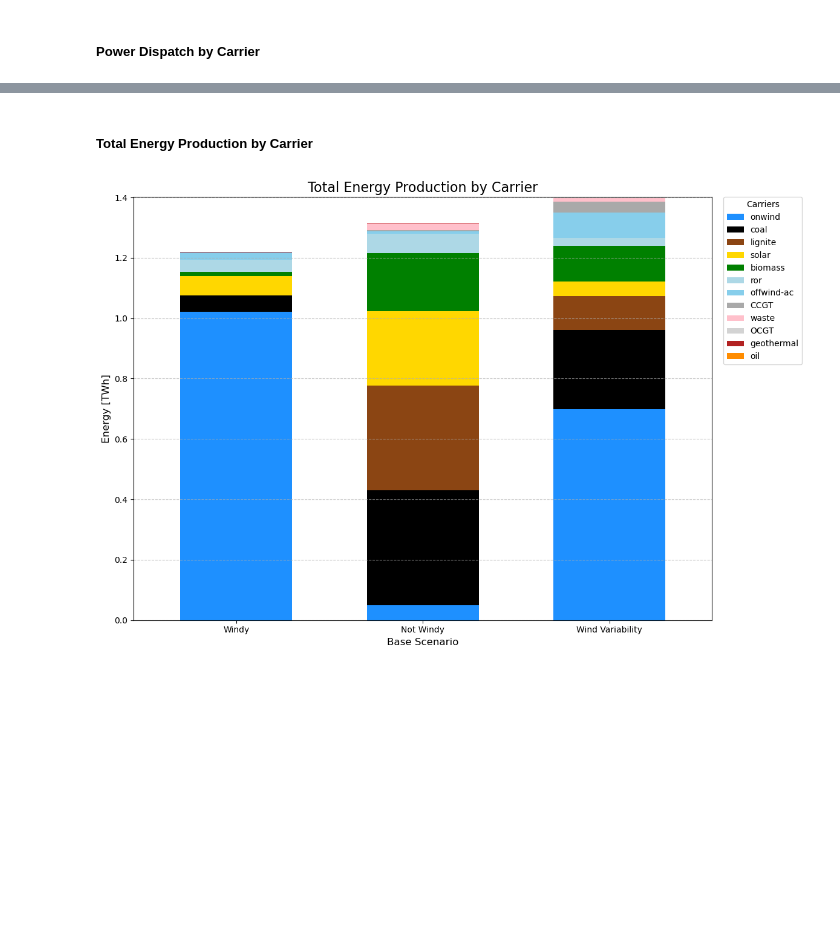
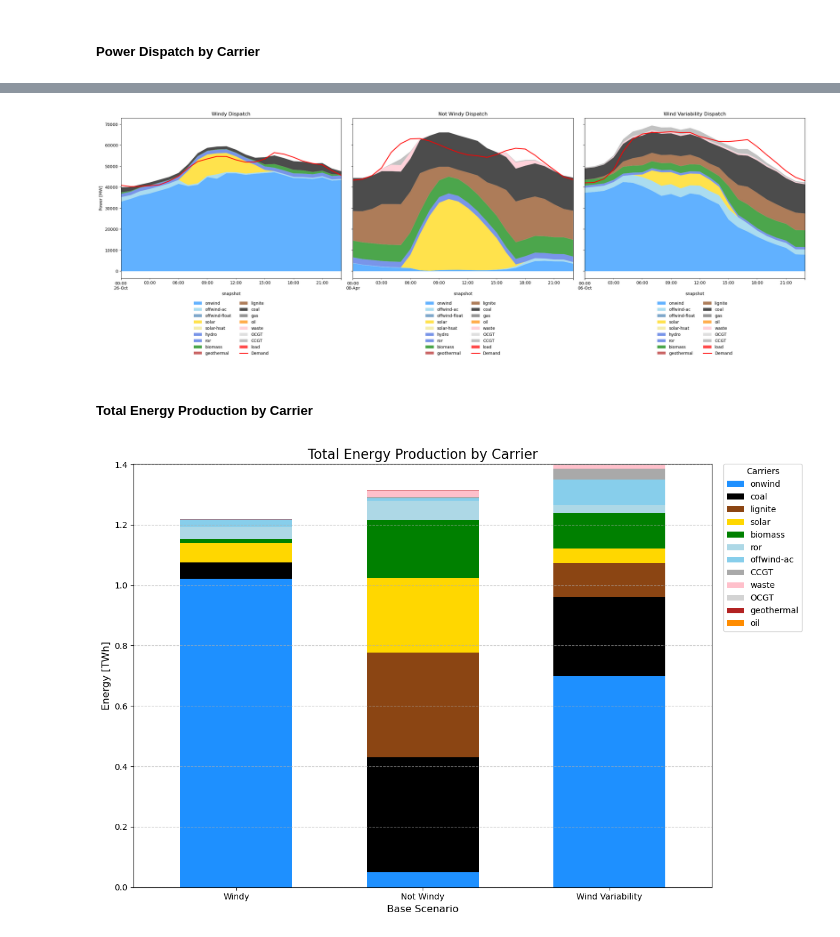
Before and after one commit to Luca2299/pypsa-eur, a Jupyter notebook: notebooks/Comparison_Base.ipynb, the cells around one changed output, grey strips where cells are left out. Saved outputs shown, nothing was run; the diff lists cells and outputs as text; code cells hidden in the pictures; blank space fills up the shorter version.

Commit message:
imnproved demand line

```diff
--- a/notebooks/Comparison_Base.ipynb
+++ b/notebooks/Comparison_Base.ipynb
@@ -342,5 +494,2 @@ plt.show()
 # %% [markdown]
 ##### Power Dispatch by Carrier
-# %%
-p_by_carrier = n1.generators_t.p.T.groupby(n1.generators.carrier).sum().T
-print(p_by_carrier.sum())
@@ -574,3 +496,82 @@ plt.show()
+# %%
+fig, axes = plt.subplots(1, 3, figsize=(24, 7), sharey=True)
+
+# --- Define Colors and Order ---
+colors = {
+    # Wind
+    "onwind": "dodgerblue",
+    "offwind-ac": "skyblue",
+    "offwind-float": "steelblue",
+    # Solar
+    "solar": "gold",
+    "solar-hsat": "khaki",
+    # Hydro
+    "hydro": "royalblue",
+    "ror": "royalblue",
+    # Fossil Fuels
+    "lignite": "saddlebrown",
+    "coal": "black",
+    "gas": "dimgray",
+    "oil": "darkorange",
+    "OCGT": "lightgray",
+    "CCGT": "darkgray",
+    # Other
+    "biomass": "green",
+    "waste": "pink",
+    "geothermal": "firebrick",
+    "load": "red"
+}
+
+cols = [
+    # Renewables
+    "onwind", "offwind-ac", "offwind-float",
+    "solar", "solar-hsat",
+    "hydro", "ror",
+    "biomass", "geothermal",
+    # Conventional
+    "lignite", "coal", "gas", "oil", "waste",
+    "OCGT", "CCGT",
+    # Storage
+    "load"
+]
+
+# --- Helper function for plotting ---
+def plot_dispatch(n, ax, title):
+    p_by_carrier = n.generators_t.p.T.groupby(n.generators.carrier).sum().T
+
+    # Add battery discharge as another stacked supply source on the electricity side
+    battery_discharge_dispatch = pd.Series(0.0, index=n.snapshots)
+    if not n.links.empty and "battery discharger" in set(n.links.carrier):
+        battery_discharge_dispatch = -n.links_t.p1.loc[:, n.links.carrier == "battery discharger"].sum(axis=1)
+
+    p_by_carrier["battery discharge"] = battery_discharge_dispatch
+
+    # Reorder and fill missing columns
+    p_by_carrier = p_by_carrier.reindex(columns=cols).fillna(0)
+
+    # Get colors in the correct order
+    c = [colors.get(col, "gray") for col in p_by_carrier.columns]
+
+    p_by_carrier.plot(kind="area", ax=ax, lw=0, title=title, color=c, alpha=0.7)
+
+    # Add demand curve
+    demand = n.loads_t.p_set.sum(axis=1)
+    demand.plot(ax=ax, color="red", lw=2, label="Demand")
+
+    ax.set_ylabel("Power [MW]")
+    ax.legend(ncol=2, loc="upper center", bbox_to_anchor=(0.5, -0.12), frameon=False)
+
+# --- Plotting ---
+plot_dispatch(n1, axes[0], "Windy Dispatch")
+plot_dispatch(n2, axes[1], "Not Windy Dispatch")
+plot_dispatch(n3, axes[2], "Wind Variability Dispatch")
+
+
+plt.tight_layout()
+plt.subplots_adjust(bottom=0.18)
+plt.show()
+# %% [output]
+[figure, added]
 # %% [markdown]
 ##### Total Energy Production by Carrier
 # %%
```
Also changed, not shown: parts of 7 cells of this notebook, 1 other file.
